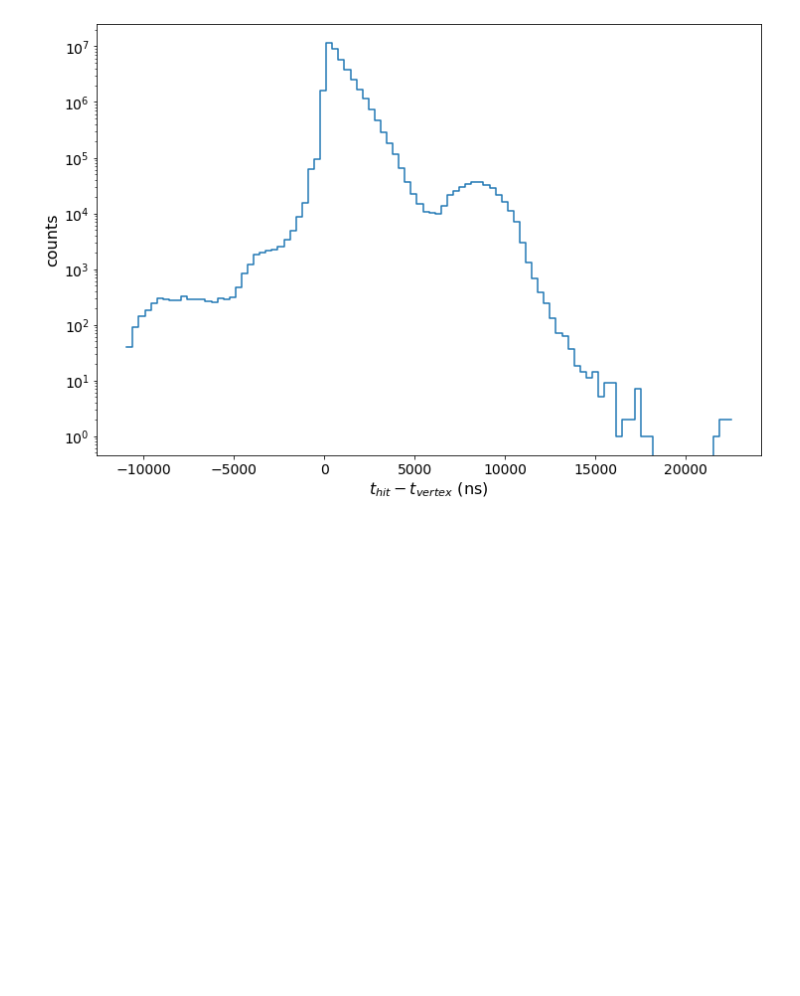
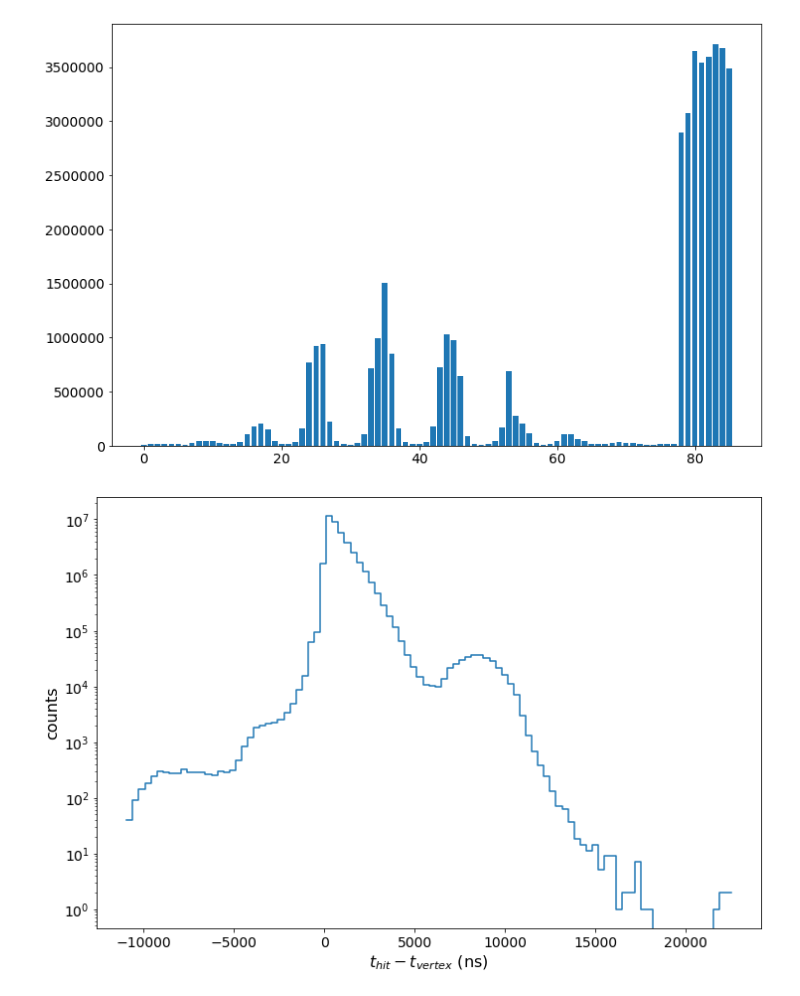
Before and after one commit to philippeller/freeDOM, a Jupyter notebook: notebooks/peller/Validity_range.ipynb, the cells around one changed output. Saved outputs shown, nothing was run; the diff lists cells and outputs as text; code cells hidden in the pictures; blank space fills up the shorter version.

```diff
--- a/notebooks/peller/Validity_range.ipynb
+++ b/notebooks/peller/Validity_range.ipynb
@@ -22,3 +25,14 @@ single_hits, repeated_params, total_charge, params, labels = load_data('/home/iw
+# %%
+strings, params, labels = load_strings('/home/iwsatlas1/peller/work/oscNext/level3_v01.03/140000_i3cols')
+# %%
+strings = strings.reshape(-1, 86, 5)
+# %%
+string_charge = np.sum(strings[:, :, 3], axis =0)
+# %%
+plt.bar(np.arange(86),string_charge)
+plt.savefig('../../plots/charge_per_string.png')
+# %% [output]
+[figure, added]
 # %%
 hits = dm.PointData()
 hits['delta_time'] = - (repeated_params[:, 3] - single_hits[:, 3])
```
Also changed, not shown: parts of 2 cells of this notebook, 8 other files.
